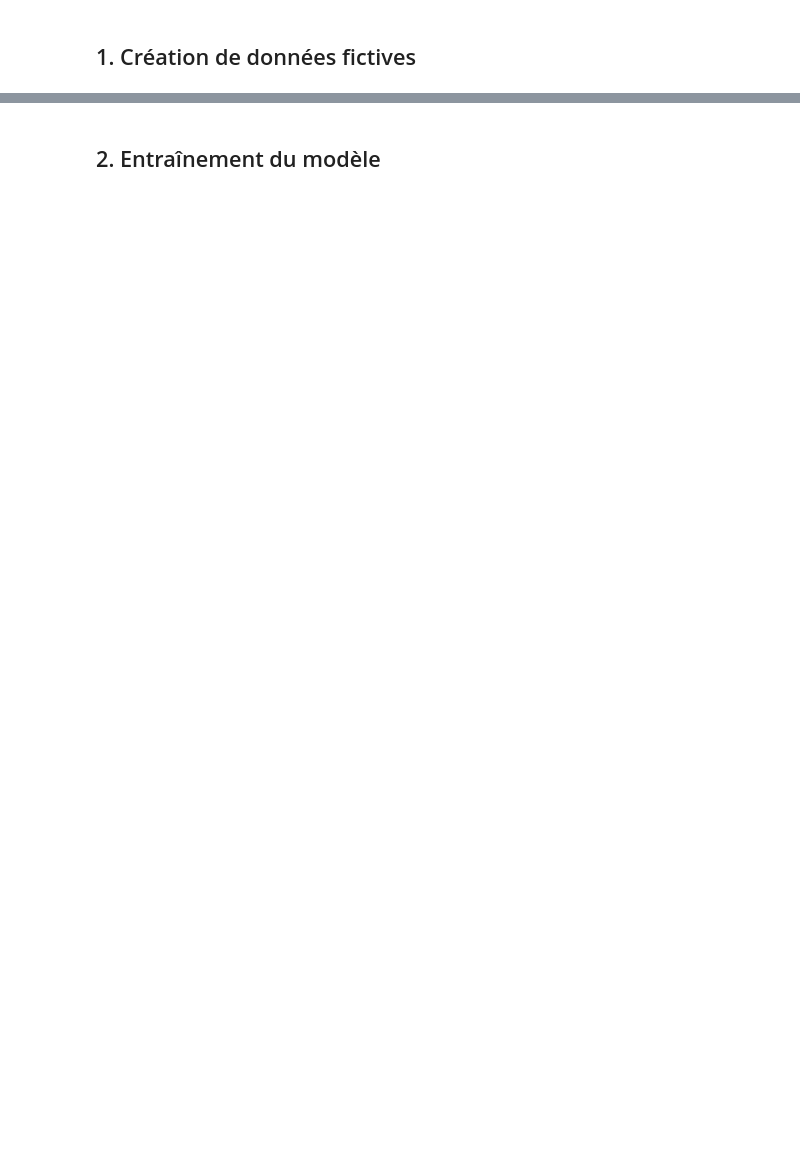
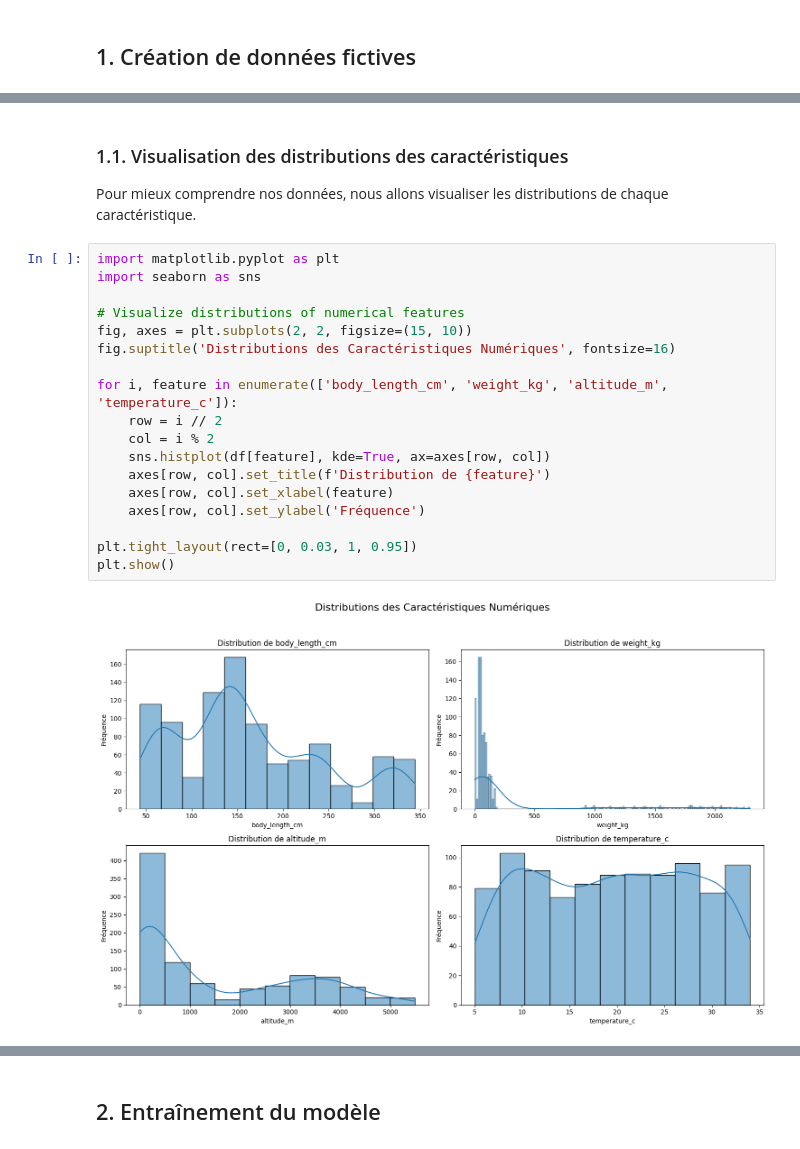
Before and after one commit to stephanietessier/Reconnaissance-des-especes-menacees, a Jupyter notebook: endangered_species_colab_demo.ipynb, the cells around one changed output, grey strips where cells are left out. Cells and saved outputs as stored; diff of their text form; blank space fills up the shorter version.

```diff
--- a/endangered_species_colab_demo.ipynb
+++ b/endangered_species_colab_demo.ipynb
@@ -10,0 +67,24 @@ profiles = {\n    'Panda roux': ('Himalaya', 'forêt tempérée', 'crépusculair
+# %% [markdown]
+### 1.1. Visualisation des distributions des caractéristiques
+
+Pour mieux comprendre nos données, nous allons visualiser les distributions de chaque caractéristique.
+# %%
+import matplotlib.pyplot as plt
+import seaborn as sns
+
+# Visualize distributions of numerical features
+fig, axes = plt.subplots(2, 2, figsize=(15, 10))
+fig.suptitle('Distributions des Caractéristiques Numériques', fontsize=16)
+
+for i, feature in enumerate(['body_length_cm', 'weight_kg', 'altitude_m', 'temperature_c']):
+    row = i // 2
+    col = i % 2
+    sns.histplot(df[feature], kde=True, ax=axes[row, col])
+    axes[row, col].set_title(f'Distribution de {feature}')
+    axes[row, col].set_xlabel(feature)
+    axes[row, col].set_ylabel('Fréquence')
+
+plt.tight_layout(rect=[0, 0.03, 1, 0.95])
+plt.show()
+# %% [output]
+[figure, added]
```
Also changed, not shown: parts of 7 cells of this notebook.
